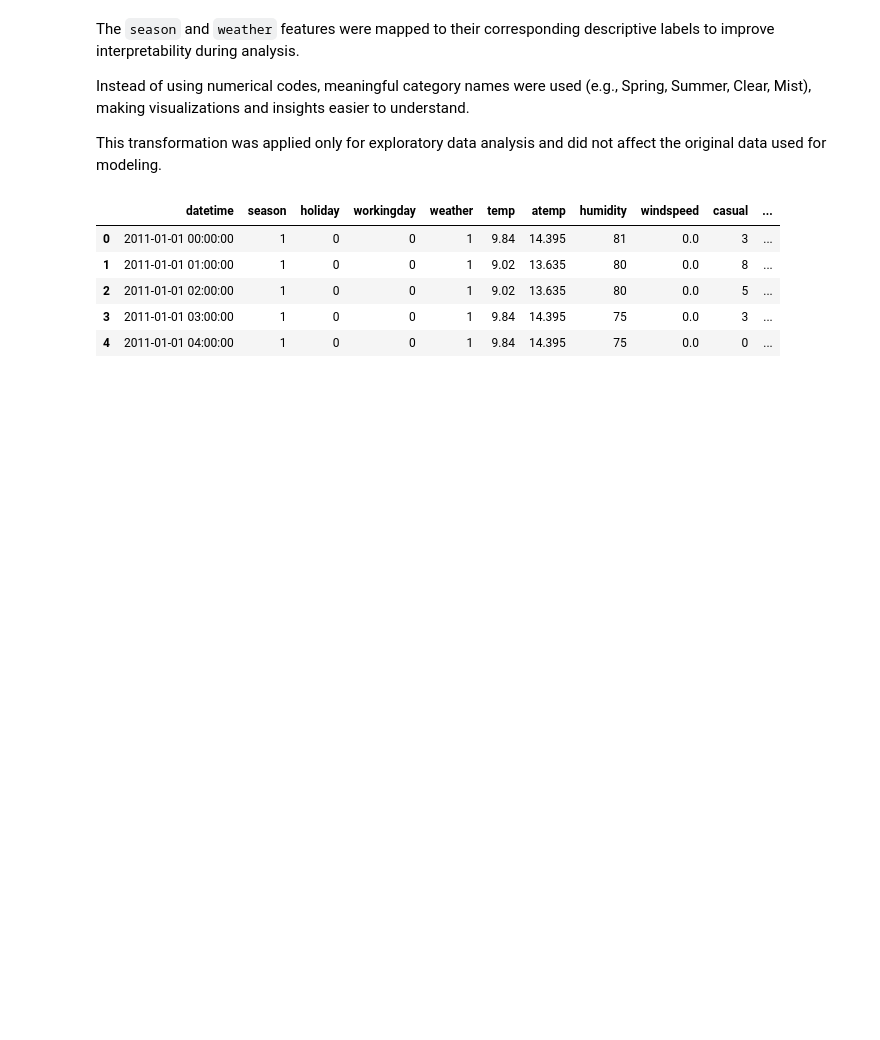
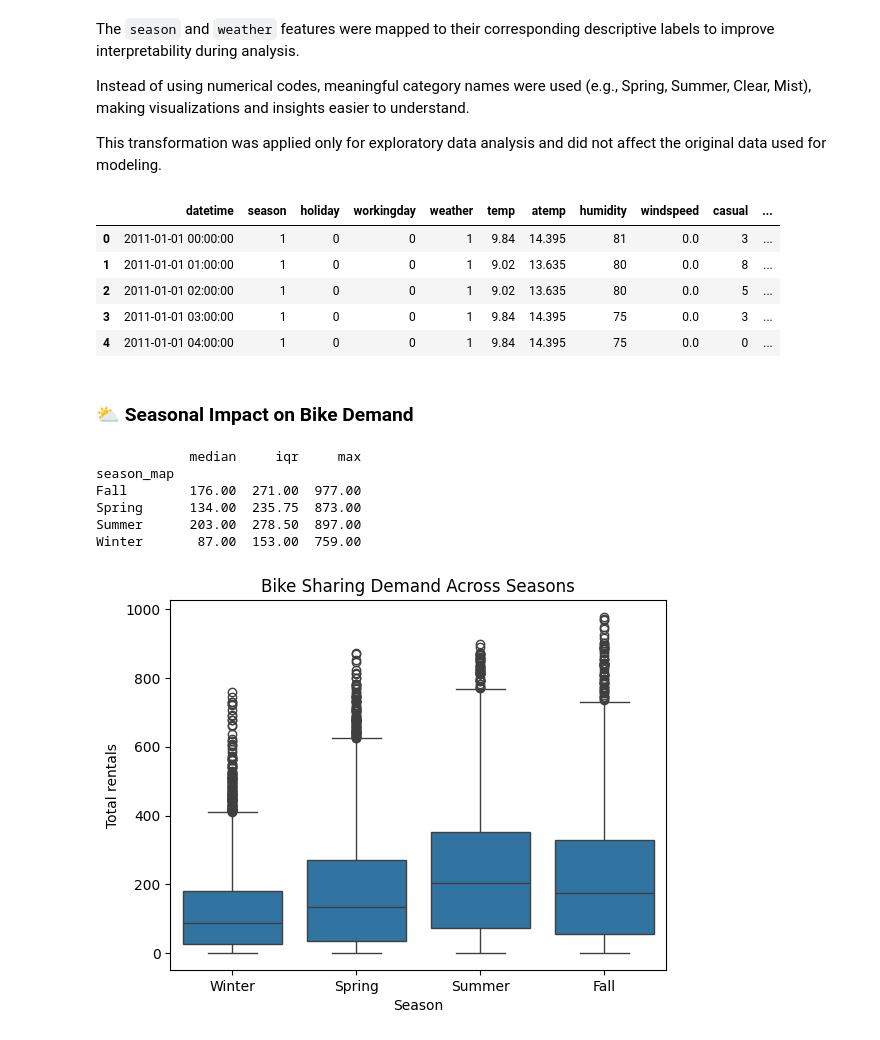
Before and after one commit to moha-yasser/bike-sharing-demand-analysis-and-prediction, a Jupyter notebook: bike_demand.ipynb, the cells around one changed output. Saved outputs shown, nothing was run; the diff lists cells and outputs as text; code cells hidden in the pictures; blank space fills up the shorter version.

```diff
--- a/bike_demand.ipynb
+++ b/bike_demand.ipynb
@@ -142,3 +142,31 @@ df.head()
 | 2 | 2011-01-01 02:00:00 | 1 | 0 | 0 | 1 | 9.02 | 13.635 | 80 | 0.0 | 5 | ... |
 | 3 | 2011-01-01 03:00:00 | 1 | 0 | 0 | 1 | 9.84 | 14.395 | 75 | 0.0 | 3 | ... |
 | 4 | 2011-01-01 04:00:00 | 1 | 0 | 0 | 1 | 9.84 | 14.395 | 75 | 0.0 | 0 | ... |
+# %% [markdown]
+### ⛅ Seasonal Impact on Bike Demand
+# %%
+import seaborn as sns
+from scipy.stats import iqr
+
+sns.boxplot(x=df['season_map'], y=df['count'])
+plt.title('Bike Sharing Demand Across Seasons')
+plt.xlabel('Season')
+plt.ylabel('Total rentals')
+
+Q1 = df["count"].quantile(0.25)
+Q3 = df["count"].quantile(0.75)
+IQR = Q3 - Q1
+
+season_impact = df.groupby('season_map')['count'].agg(['median', iqr, 'max'])
+
+print(season_impact.map("{:,.2f}".format))
+
+plt.show()
+# %% [output]
+            median     iqr     max
+season_map
+Fall        176.00  271.00  977.00
+Spring      134.00  235.75  873.00
+Summer      203.00  278.50  897.00
+Winter       87.00  153.00  759.00
+[figure, added]
```
Also changed, not shown: parts of 20 cells of this notebook.
